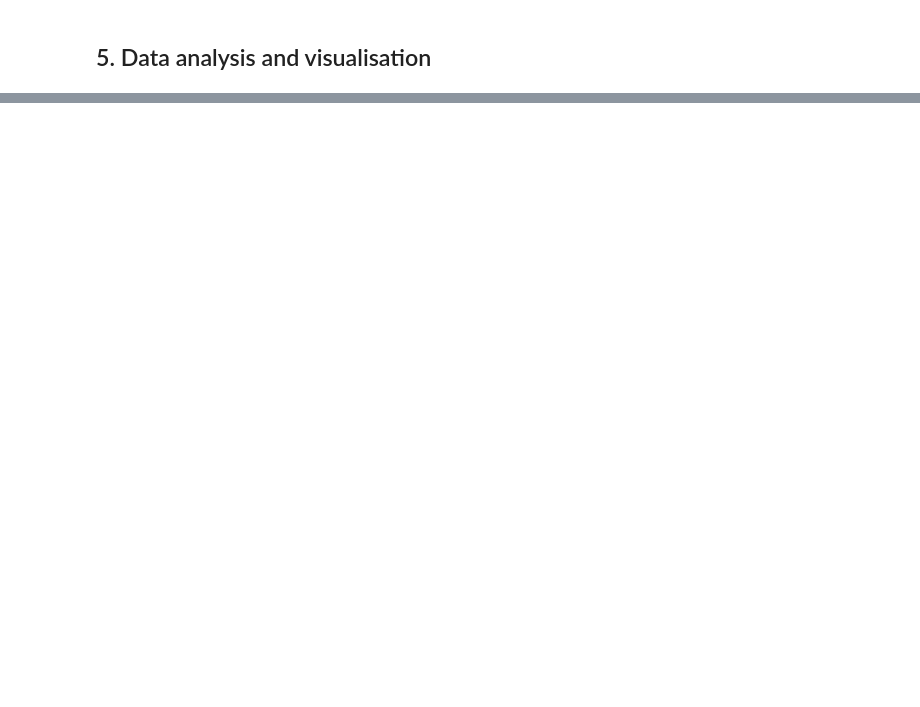
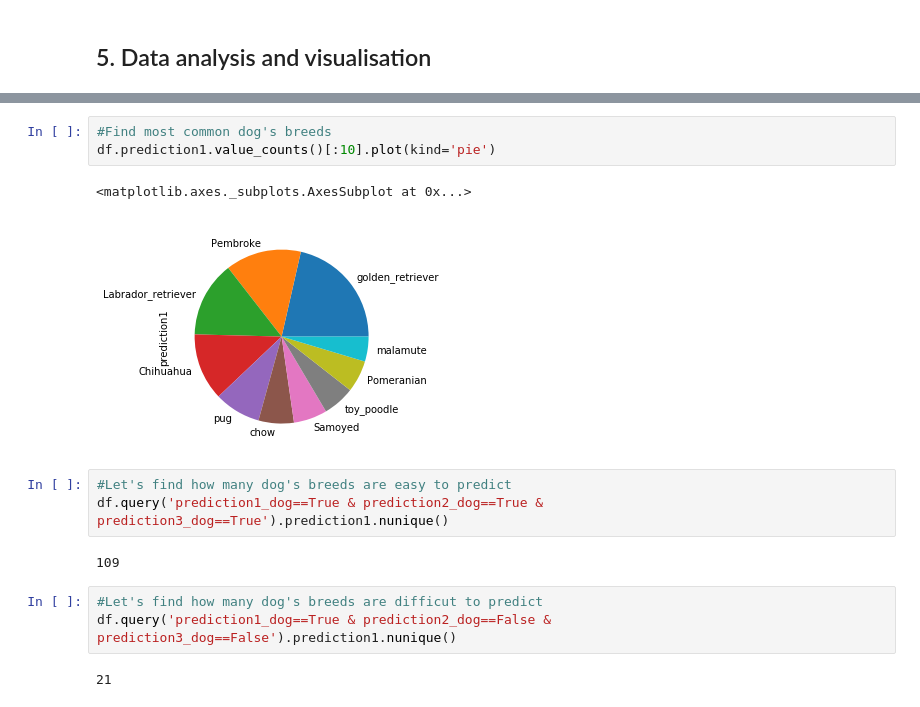
Before and after one commit to mila-dan/data-wrangling, a Jupyter notebook: wrangle_act.ipynb, the cells around one changed output, grey strips where cells are left out. Cells and saved outputs as stored; diff of their text form; blank space fills up the shorter version.

```diff
--- a/wrangle_act.ipynb
+++ b/wrangle_act.ipynb
@@ -1068,0 +1079,16 @@ df.head()
+# %%
+#Find most common dog's breeds
+df.prediction1.value_counts()[:10].plot(kind='pie')
+# %% [output]
+<matplotlib.axes._subplots.AxesSubplot at 0x...>
+[figure, added]
+# %%
+#Let's find how many dog's breeds are easy to predict
+df.query('prediction1_dog==True & prediction2_dog==True & prediction3_dog==True').prediction1.nunique()
+# %% [output]
+109
+# %%
+#Let's find how many dog's breeds are difficut to predict
+df.query('prediction1_dog==True & prediction2_dog==False & prediction3_dog==False').prediction1.nunique()
+# %% [output]
+21
```
Also changed, not shown: parts of 9 cells of this notebook.
